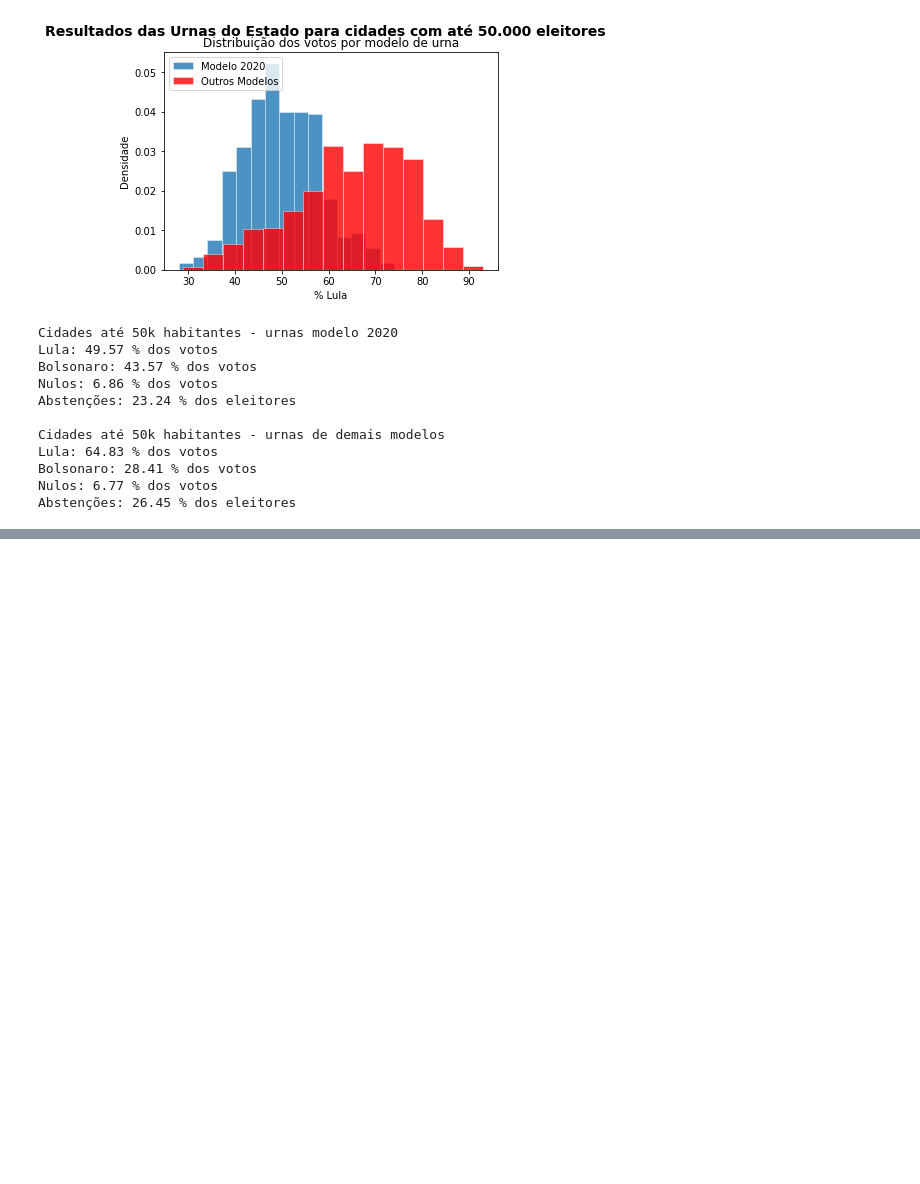
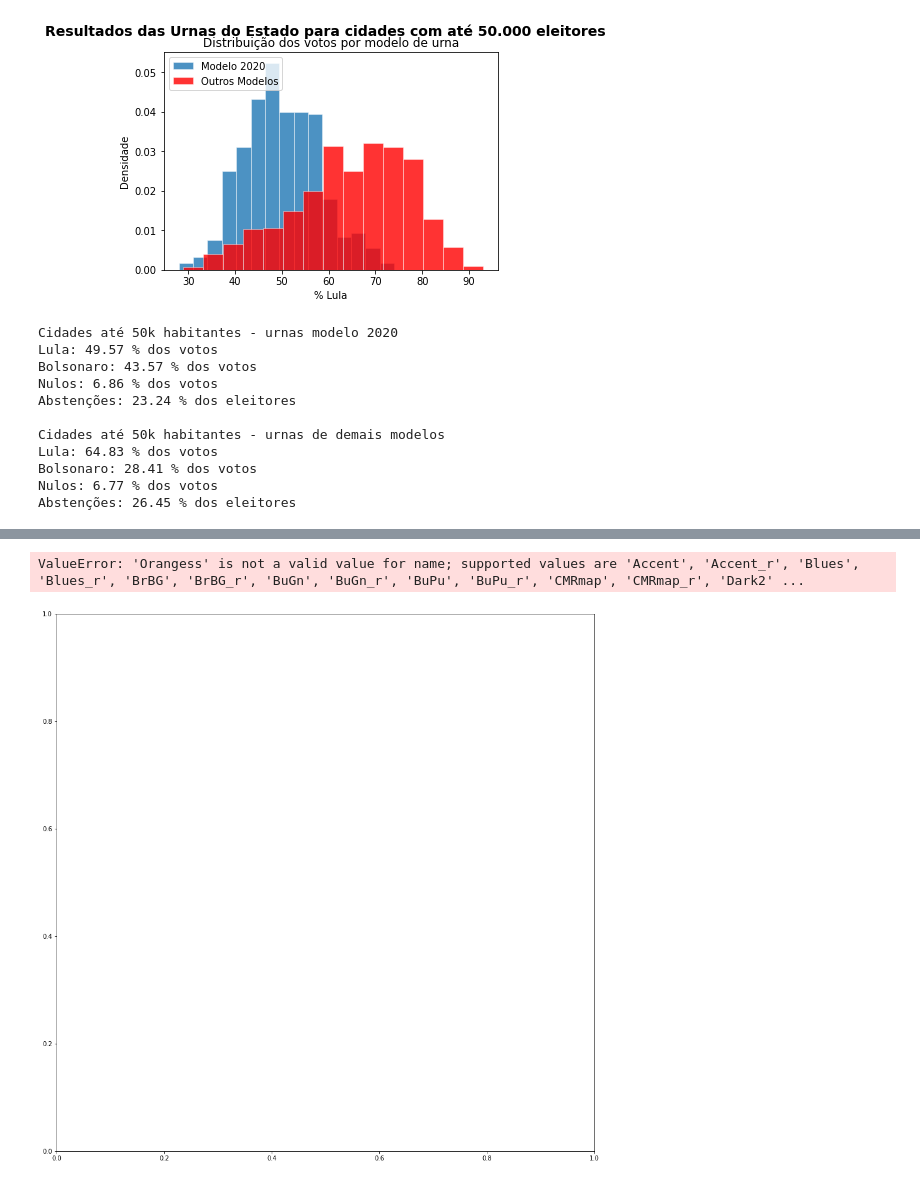
Before and after one commit to alexfviana/Eleicoes_2022, a Jupyter notebook: Eleicoes_2022.ipynb, the cells around one changed output, grey strips where cells are left out. Cells and saved outputs as stored; diff of their text form; code cells hidden in the pictures; blank space fills up the shorter version.

```diff
--- a/Eleicoes_2022.ipynb
+++ b/Eleicoes_2022.ipynb
@@ -474,0 +522,34 @@ Os resultados aqui apresentados validam a tese apresentada na live apresentada n
+# %%
+# Tabela de IDH
+arquivo = 'municípios_idh.csv'
+df_idh = pd.read_csv(arquivo)
+
+# Transformando a coluna de municípios para maiúscula para realizar o merge
+df_idh['Município'] = list(map(str.upper, df_idh['Município']))
+
+# Filtrando apenas o dado da UF
+df_idh = df_idh[df_idh['UF'] == uf]
+# %%
+br_mun_idh= br_mun_uf.merge(df_idh[['Município',
+                                    'IDHM 2010',
+                                    'IDHM Renda',
+                                    'IDHM Longevidade',
+                                    'IDHM Educação']], how='inner', left_on= 'name_muni', right_on= 'Município')
+# %%
+# Plotando o Mapa por IDH
+data = br_mun_idh[['geometry', 'IDHM 2010']]
+
+f, ax = plt.subplots()
+f.set_size_inches(16, 16)
+data.plot(ax=ax, # Axis de destino do gráfico
+          column= 'IDHM 2010', # Coluna com os valores usados para colorir o mapa
+          cmap='Orangess', # Mapa de cores
+          edgecolor='black', # Cor dos contornos
+          linewidth=0.25) # Espessura dos contornos
+
+ax.set_title(f'IDH dos Municípios de {uf}',fontdict={"fontsize": 20})
+
+plt.show()
+# %% [output]
+ValueError: 'Orangess' is not a valid value for name; supported values are 'Accent', 'Accent_r', 'Blues', 'Blues_r', 'BrBG', 'BrBG_r', 'BuGn', 'BuGn_r', 'BuPu', 'BuPu_r', 'CMRmap', 'CMRmap_r', 'Dark2' ...
+[figure, added]
```
Also changed, not shown: parts of 15 cells of this notebook.
